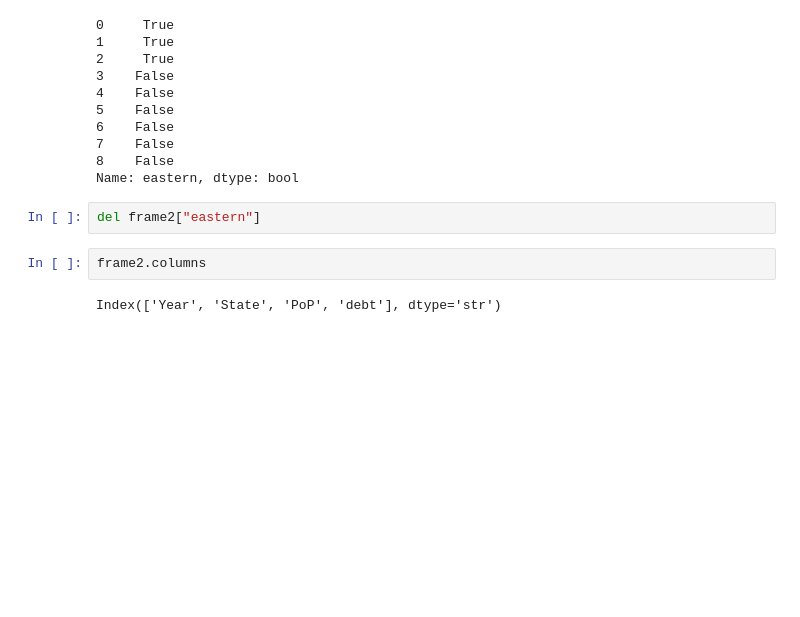
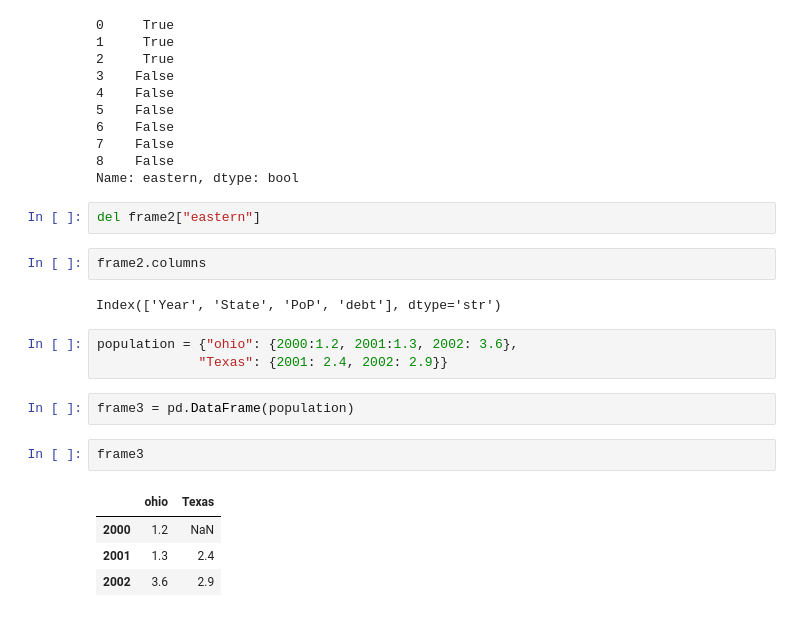
Before and after one commit to SoumyadipHazari/MLP_BSCS2008, a Jupyter notebook: dataframe.ipynb, the cells around one changed output. Drawn from its saved outputs; the diff is of its cells as text; blank space fills up the shorter version.

```diff
--- a/dataframe.ipynb
+++ b/dataframe.ipynb
@@ -234,3 +245,15 @@ del frame2["eastern"]
 frame2.columns
 # %% [output]
 Index(['Year', 'State', 'PoP', 'debt'], dtype='str')
+# %%
+population = {"ohio": {2000:1.2, 2001:1.3, 2002: 3.6},
+             "Texas": {2001: 2.4, 2002: 2.9}}
+# %%
+frame3 = pd.DataFrame(population)
+# %%
+frame3
+# %% [output]
+|  | ohio | Texas |
+| 2000 | 1.2 | NaN |
+| 2001 | 1.3 | 2.4 |
+| 2002 | 3.6 | 2.9 |
```
Also changed, not shown: parts of 13 cells of this notebook, 2 other files.
